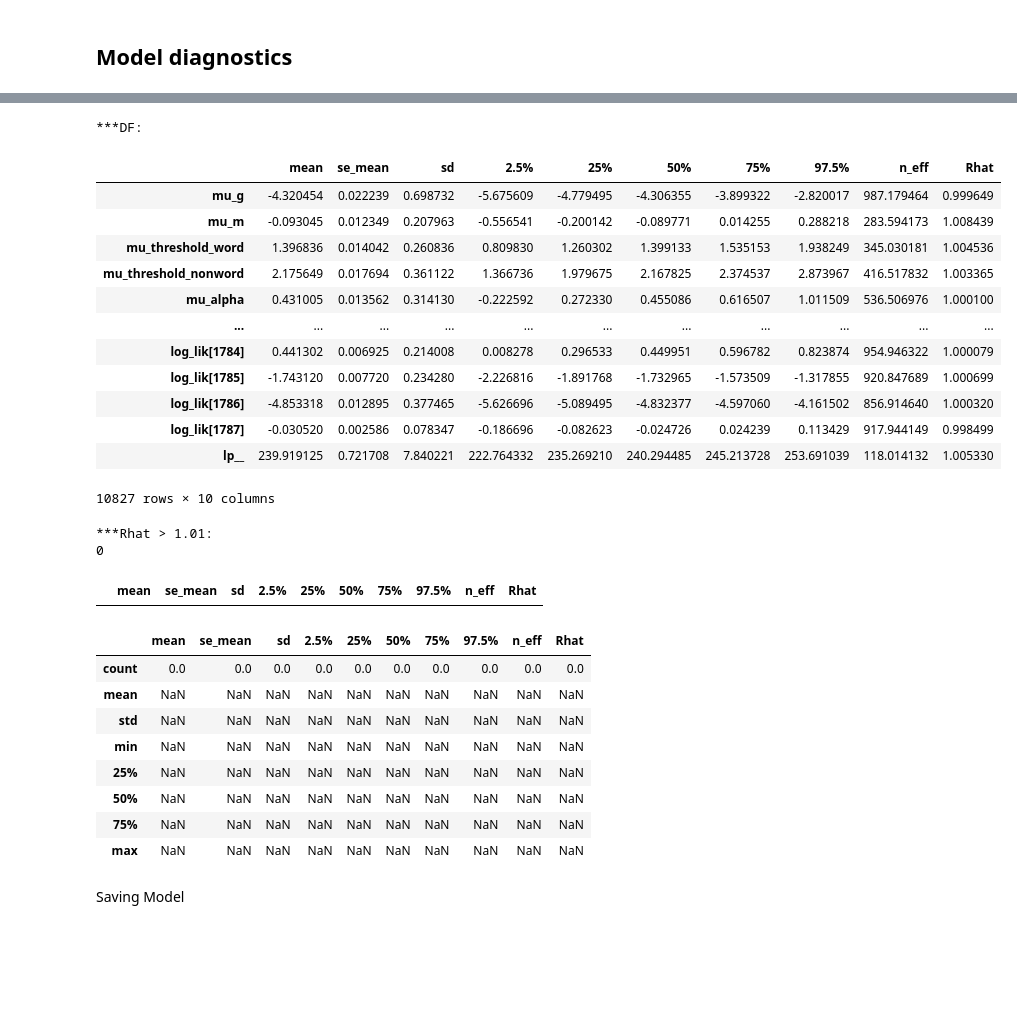
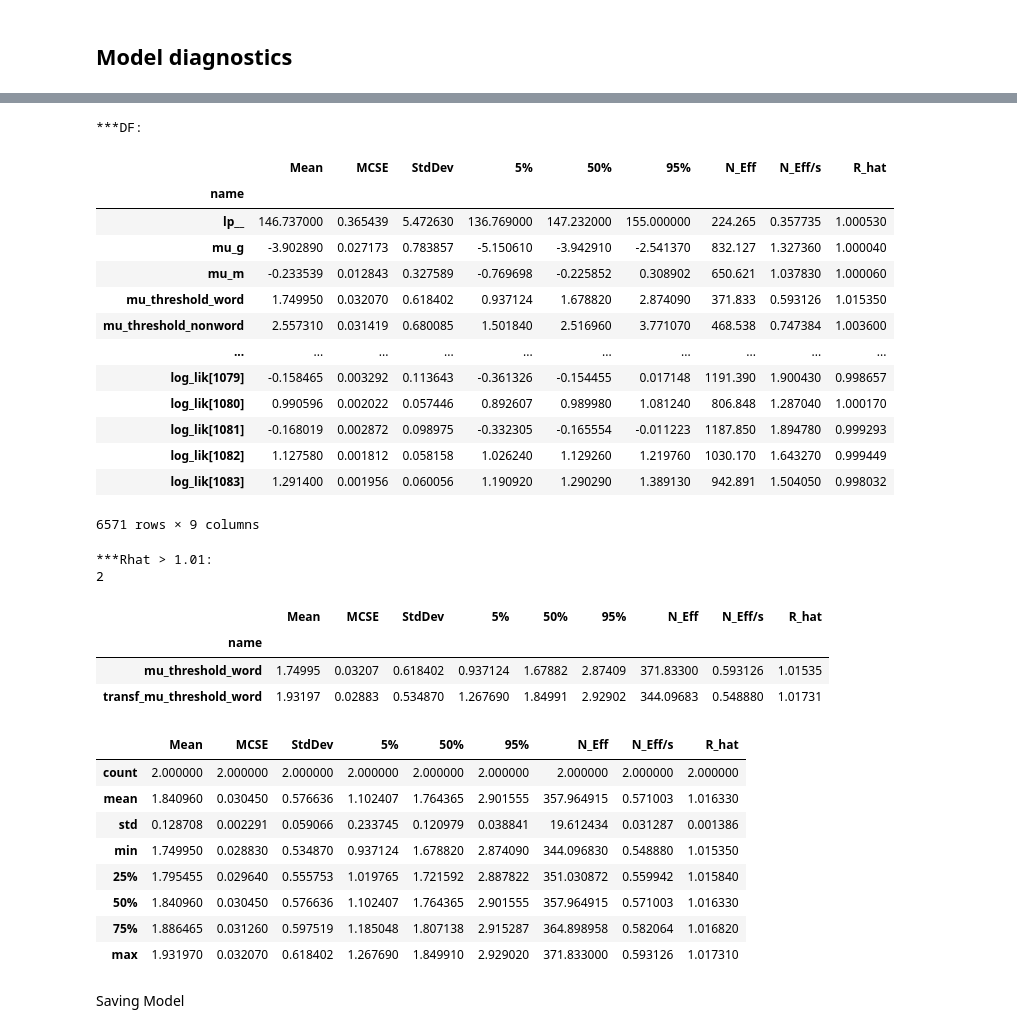
Before and after one commit to mahvash-siavashpour/ANN-EAM, a Jupyter notebook: BERT_RDM_Estimation.ipynb, the cells around one changed output, grey strips where cells are left out. Cells and saved outputs as stored; diff of their text form; code cells hidden in the pictures; blank space fills up the shorter version.

```diff
--- a/BERT_RDM_Estimation.ipynb
+++ b/BERT_RDM_Estimation.ipynb
@@ -99,7 +92,7 @@ def remove_outliers(df, max_rt, min_rt, std_c=2.5):
 # %% [markdown]
 Reading and modifing each behavioral data file and combining all of them into a single behavioral dataframe
 # %%
-Number_Of_Participants = 5
+Number_Of_Participants = 3
 Number_Of_Trials = 400
 dataframes = []
 
@@ -171,4 +164,4 @@ behavioural_df.groupby(['category']).agg({'rt': ['mean', 'std', 'max', 'min'], '
 # %% [markdown]
 Compiling stan model
 # %%
-rdm_model = pystan.StanModel(file=stan_file_path)
+rdm_model = cmdstanpy.CmdStanModel(stan_file=stan_file_path)
@@ -214,13 +205,14 @@ data_dict = {'N': N,
 # set sampling parameters
 n_iter = 1000
 n_warmup = int(n_iter/2)
+n_sample = int(n_iter/2)
 n_chains = 2
 # %% [markdown]
 Fitting the model
 # %%
-fit = rdm_model.sampling(data=data_dict,
-                             iter=n_iter,
-                             warmup=n_warmup,
+fit = rdm_model.sample(data=data_dict,
+                             iter_sampling=n_sample,
+                             iter_warmup=n_warmup,
                              chains=n_chains,
-                             verbose=True)
+                             show_console=True)
 # %% [output]
@@ -241,52 +257,53 @@ WARNING:pystan:Try running with adapt_delta larger than 0.8 to remove the diverg
 # %%
-summary_dict = fit.summary()
-df = pd.DataFrame(summary_dict['summary'],
-                  columns=summary_dict['summary_colnames'],
-                  index=summary_dict['summary_rownames'])
+df = fit.summary()
 
 print("***DF: ")
 df
 # %% [output]
 ***DF:
-|  | mean | se_mean | sd | 2.5% | 25% | 50% | 75% | 97.5% | n_eff | Rhat |
-| mu_g | -4.320454 | 0.022239 | 0.698732 | -5.675609 | -4.779495 | -4.306355 | -3.899322 | -2.820017 | 987.179464 | 0.999649 |
-| mu_m | -0.093045 | 0.012349 | 0.207963 | -0.556541 | -0.200142 | -0.089771 | 0.014255 | 0.288218 | 283.594173 | 1.008439 |
-| mu_threshold_word | 1.396836 | 0.014042 | 0.260836 | 0.809830 | 1.260302 | 1.399133 | 1.535153 | 1.938249 | 345.030181 | 1.004536 |
-| mu_threshold_nonword | 2.175649 | 0.017694 | 0.361122 | 1.366736 | 1.979675 | 2.167825 | 2.374537 | 2.873967 | 416.517832 | 1.003365 |
-| mu_alpha | 0.431005 | 0.013562 | 0.314130 | -0.222592 | 0.272330 | 0.455086 | 0.616507 | 1.011509 | 536.506976 | 1.000100 |
-| ... | ... | ... | ... | ... | ... | ... | ... | ... | ... | ... |
-| log_lik[1784] | 0.441302 | 0.006925 | 0.214008 | 0.008278 | 0.296533 | 0.449951 | 0.596782 | 0.823874 | 954.946322 | 1.000079 |
-| log_lik[1785] | -1.743120 | 0.007720 | 0.234280 | -2.226816 | -1.891768 | -1.732965 | -1.573509 | -1.317855 | 920.847689 | 1.000699 |
-| log_lik[1786] | -4.853318 | 0.012895 | 0.377465 | -5.626696 | -5.089495 | -4.832377 | -4.597060 | -4.161502 | 856.914640 | 1.000320 |
-| log_lik[1787] | -0.030520 | 0.002586 | 0.078347 | -0.186696 | -0.082623 | -0.024726 | 0.024239 | 0.113429 | 917.944149 | 0.998499 |
-| lp__ | 239.919125 | 0.721708 | 7.840221 | 222.764332 | 235.269210 | 240.294485 | 245.213728 | 253.691039 | 118.014132 | 1.005330 |
+|  | Mean | MCSE | StdDev | 5% | 50% | 95% | N_Eff | N_Eff/s | R_hat |
+| name |  |  |  |  |  |  |  |  |  |
+| lp__ | 146.737000 | 0.365439 | 5.472630 | 136.769000 | 147.232000 | 155.000000 | 224.265 | 0.357735 | 1.000530 |
+| mu_g | -3.902890 | 0.027173 | 0.783857 | -5.150610 | -3.942910 | -2.541370 | 832.127 | 1.327360 | 1.000040 |
+| mu_m | -0.233539 | 0.012843 | 0.327589 | -0.769698 | -0.225852 | 0.308902 | 650.621 | 1.037830 | 1.000060 |
+| mu_threshold_word | 1.749950 | 0.032070 | 0.618402 | 0.937124 | 1.678820 | 2.874090 | 371.833 | 0.593126 | 1.015350 |
+| mu_threshold_nonword | 2.557310 | 0.031419 | 0.680085 | 1.501840 | 2.516960 | 3.771070 | 468.538 | 0.747384 | 1.003600 |
+| ... | ... | ... | ... | ... | ... | ... | ... | ... | ... |
+| log_lik[1079] | -0.158465 | 0.003292 | 0.113643 | -0.361326 | -0.154455 | 0.017148 | 1191.390 | 1.900430 | 0.998657 |
+| log_lik[1080] | 0.990596 | 0.002022 | 0.057446 | 0.892607 | 0.989980 | 1.081240 | 806.848 | 1.287040 | 1.000170 |
+| log_lik[1081] | -0.168019 | 0.002872 | 0.098975 | -0.332305 | -0.165554 | -0.011223 | 1187.850 | 1.894780 | 0.999293 |
+| log_lik[1082] | 1.127580 | 0.001812 | 0.058158 | 1.026240 | 1.129260 | 1.219760 | 1030.170 | 1.643270 | 0.999449 |
+| log_lik[1083] | 1.291400 | 0.001956 | 0.060056 | 1.190920 | 1.290290 | 1.389130 | 942.891 | 1.504050 | 0.998032 |
-10827 rows × 10 columns
+6571 rows × 9 columns
 # %%
 counter = 0
 print("***Rhat > 1.01: ")
-for f in df["Rhat"]:
+for f in df["R_hat"]:
     if f >= 1.01 or f <= 0.9:
         counter+=1
 print(counter)
 # %% [output]
 ***Rhat > 1.01:
-0
+2
 # %%
-df.loc[df['Rhat']>1.01]
+df.loc[df['R_hat']>1.01]
 # %% [output]
-|  | mean | se_mean | sd | 2.5% | 25% | 50% | 75% | 97.5% | n_eff | Rhat |
+|  | Mean | MCSE | StdDev | 5% | 50% | 95% | N_Eff | N_Eff/s | R_hat |
+| name |  |  |  |  |  |  |  |  |  |
+| mu_threshold_word | 1.74995 | 0.03207 | 0.618402 | 0.937124 | 1.67882 | 2.87409 | 371.83300 | 0.593126 | 1.01535 |
+| transf_mu_threshold_word | 1.93197 | 0.02883 | 0.534870 | 1.267690 | 1.84991 | 2.92902 | 344.09683 | 0.548880 | 1.01731 |
 # %%
-df.loc[df['Rhat']>1.01].describe()
+df.loc[df['R_hat']>1.01].describe()
 # %% [output]
-|  | mean | se_mean | sd | 2.5% | 25% | 50% | 75% | 97.5% | n_eff | Rhat |
-| count | 0.0 | 0.0 | 0.0 | 0.0 | 0.0 | 0.0 | 0.0 | 0.0 | 0.0 | 0.0 |
-| mean | NaN | NaN | NaN | NaN | NaN | NaN | NaN | NaN | NaN | NaN |
-| std | NaN | NaN | NaN | NaN | NaN | NaN | NaN | NaN | NaN | NaN |
-| min | NaN | NaN | NaN | NaN | NaN | NaN | NaN | NaN | NaN | NaN |
-| 25% | NaN | NaN | NaN | NaN | NaN | NaN | NaN | NaN | NaN | NaN |
-| 50% | NaN | NaN | NaN | NaN | NaN | NaN | NaN | NaN | NaN | NaN |
-| 75% | NaN | NaN | NaN | NaN | NaN | NaN | NaN | NaN | NaN | NaN |
-| max | NaN | NaN | NaN | NaN | NaN | NaN | NaN | NaN | NaN | NaN |
+|  | Mean | MCSE | StdDev | 5% | 50% | 95% | N_Eff | N_Eff/s | R_hat |
+| count | 2.000000 | 2.000000 | 2.000000 | 2.000000 | 2.000000 | 2.000000 | 2.000000 | 2.000000 | 2.000000 |
+| mean | 1.840960 | 0.030450 | 0.576636 | 1.102407 | 1.764365 | 2.901555 | 357.964915 | 0.571003 | 1.016330 |
+| std | 0.128708 | 0.002291 | 0.059066 | 0.233745 | 0.120979 | 0.038841 | 19.612434 | 0.031287 | 0.001386 |
+| min | 1.749950 | 0.028830 | 0.534870 | 0.937124 | 1.678820 | 2.874090 | 344.096830 | 0.548880 | 1.015350 |
+| 25% | 1.795455 | 0.029640 | 0.555753 | 1.019765 | 1.721592 | 2.887822 | 351.030872 | 0.559942 | 1.015840 |
+| 50% | 1.840960 | 0.030450 | 0.576636 | 1.102407 | 1.764365 | 2.901555 | 357.964915 | 0.571003 | 1.016330 |
+| 75% | 1.886465 | 0.031260 | 0.597519 | 1.185048 | 1.807138 | 2.915287 | 364.898958 | 0.582064 | 1.016820 |
+| max | 1.931970 | 0.032070 | 0.618402 | 1.267690 | 1.849910 | 2.929020 | 371.833000 | 0.593126 | 1.017310 |
 # %% [markdown]
 Saving Model
 # %%
```
Also changed, not shown: parts of 21 cells of this notebook, 24 other files.
